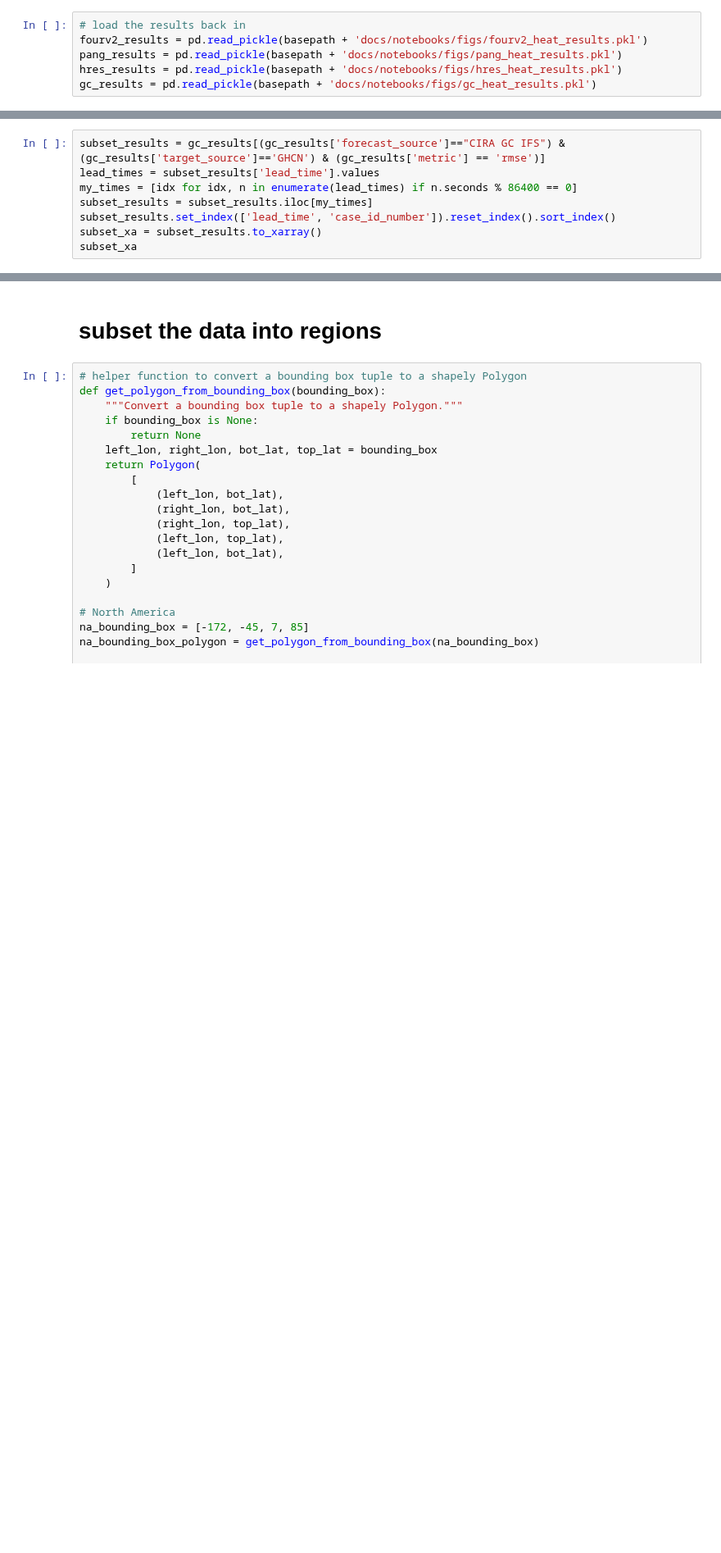
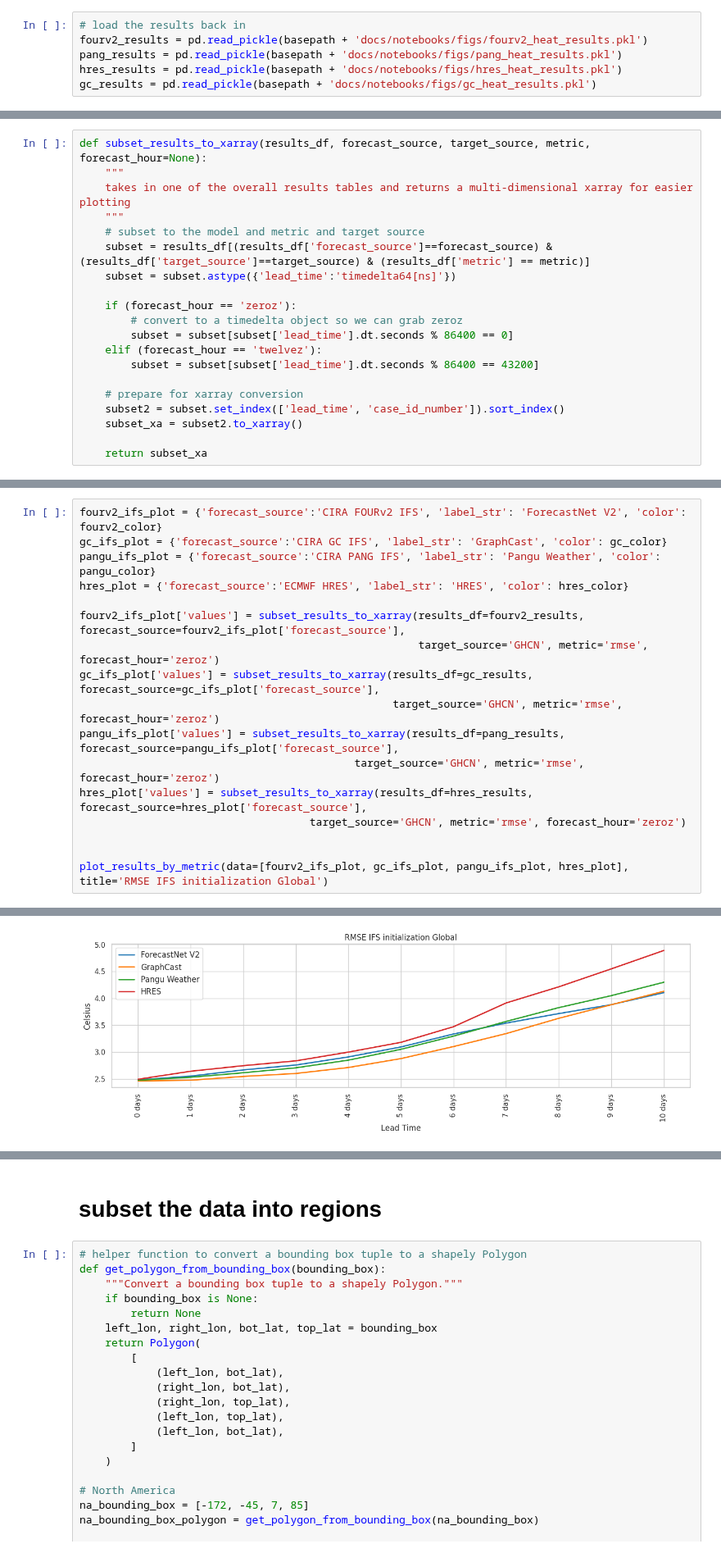
Before and after one commit to brightbandtech/ExtremeWeatherBench, a Jupyter notebook: docs/notebooks/heat_figures_refactor.ipynb, the cells around one changed output, grey strips where cells are left out. Shown at 82% size. Cells and saved outputs as stored; diff of their text form; blank space fills up the shorter version.

Commit message:
Pretty interface to plot demonstrated

```diff
--- a/docs/notebooks/heat_figures_refactor.ipynb
+++ b/docs/notebooks/heat_figures_refactor.ipynb
@@ -293,8 +261,20 @@ fourv2_results
 # %%
-subset_results = gc_results[(gc_results['forecast_source']=="CIRA GC IFS") & (gc_results['target_source']=='GHCN') & (gc_results['metric'] == 'rmse')]
-lead_times = subset_results['lead_time'].values
-my_times = [idx for idx, n in enumerate(lead_times) if n.seconds % 86400 == 0]
-subset_results = subset_results.iloc[my_times]
-subset_results.set_index(['lead_time', 'case_id_number']).reset_index().sort_index()
-subset_xa = subset_results.to_xarray()
-subset_xa
+def subset_results_to_xarray(results_df, forecast_source, target_source, metric, forecast_hour=None):
+    """
+    takes in one of the overall results tables and returns a multi-dimensional xarray for easier plotting
+    """
+    # subset to the model and metric and target source
+    subset = results_df[(results_df['forecast_source']==forecast_source) & (results_df['target_source']==target_source) & (results_df['metric'] == metric)]
+    subset = subset.astype({'lead_time':'timedelta64[ns]'})
+
+    if (forecast_hour == 'zeroz'):
+        # convert to a timedelta object so we can grab zeroz
+        subset = subset[subset['lead_time'].dt.seconds % 86400 == 0]
+    elif (forecast_hour == 'twelvez'):
+        subset = subset[subset['lead_time'].dt.seconds % 86400 == 43200]
+
+    # prepare for xarray conversion
+    subset2 = subset.set_index(['lead_time', 'case_id_number']).sort_index()
+    subset_xa = subset2.to_xarray()
+
+    return subset_xa
@@ -414,3 +298,21 @@ def plot_results_by_metric(metric='rmse', filename=None, title='RMSE for All Hea
 
     if (filename is not None):
         plt.savefig(filename, bbox_inches='tight', dpi=300)
+# %%
+fourv2_ifs_plot = {'forecast_source':'CIRA FOURv2 IFS', 'label_str': 'ForecastNet V2', 'color': fourv2_color}
+gc_ifs_plot = {'forecast_source':'CIRA GC IFS', 'label_str': 'GraphCast', 'color': gc_color}
+pangu_ifs_plot = {'forecast_source':'CIRA PANG IFS', 'label_str': 'Pangu Weather', 'color': pangu_color}
+hres_plot = {'forecast_source':'ECMWF HRES', 'label_str': 'HRES', 'color': hres_color}
+
+fourv2_ifs_plot['values'] = subset_results_to_xarray(results_df=fourv2_results, forecast_source=fourv2_ifs_plot['forecast_source'],
+                                                     target_source='GHCN', metric='rmse', forecast_hour='zeroz')
+gc_ifs_plot['values'] = subset_results_to_xarray(results_df=gc_results, forecast_source=gc_ifs_plot['forecast_source'],
+                                                 target_source='GHCN', metric='rmse', forecast_hour='zeroz')
+pangu_ifs_plot['values'] = subset_results_to_xarray(results_df=pang_results, forecast_source=pangu_ifs_plot['forecast_source'],
+                                           target_source='GHCN', metric='rmse', forecast_hour='zeroz')
+hres_plot['values'] = subset_results_to_xarray(results_df=hres_results, forecast_source=hres_plot['forecast_source'],
+                                    target_source='GHCN', metric='rmse', forecast_hour='zeroz')
+
+
+plot_results_by_metric(data=[fourv2_ifs_plot, gc_ifs_plot, pangu_ifs_plot, hres_plot], title='RMSE IFS initialization Global')
+# %% [output]
@@ -416,0 +320 @@ def plot_results_by_metric(metric='rmse', filename=None, title='RMSE for All Hea
+[figure, added]
```
Also changed, not shown: parts of 18 cells of this notebook.
